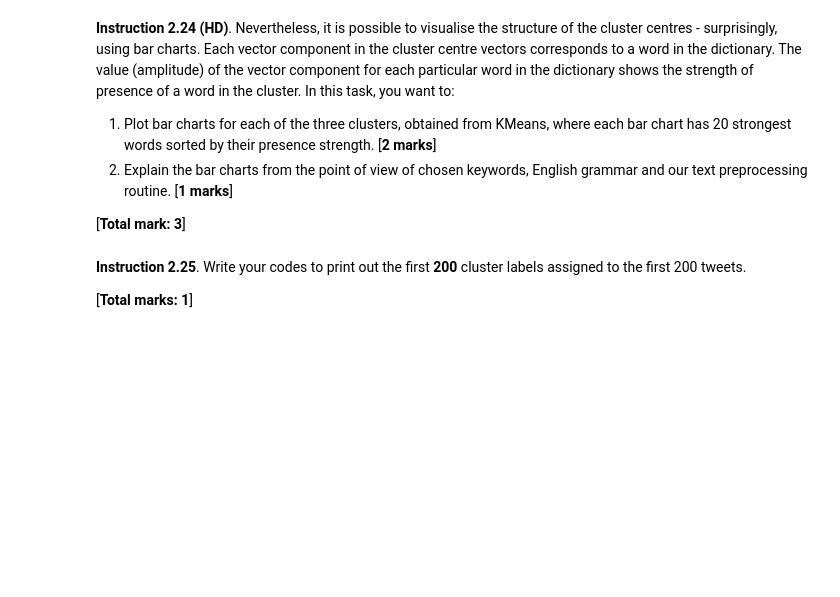
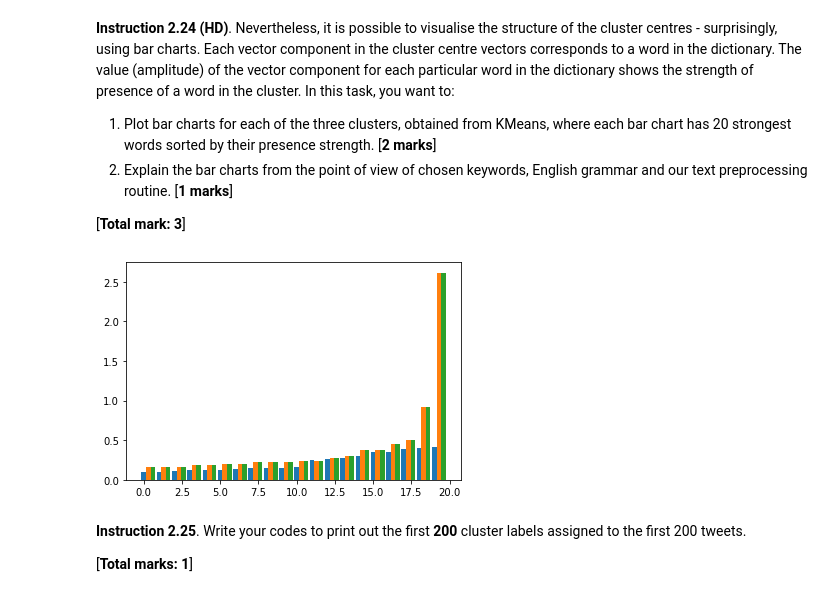
Before and after one commit to ibb2/Assingment2-SIT112, a Jupyter notebook: Assignment2_notebook.ipynb, the cells around one changed output. Cells and saved outputs as stored; diff of their text form; code cells hidden in the pictures; blank space fills up the shorter version.

```diff
--- a/Assignment2_notebook.ipynb
+++ b/Assignment2_notebook.ipynb
@@ -1330,5 +1163,18 @@ In this task, you want to:
 # %%
 # YOU ARE REQUIRED TO INSERT YOUR CODE IN THIS CELL
 # 1. Plot bar charts for each of the three clusters, obtained from KMeans,
 # where each bar chart has 20 strongest words sorted by their presence strength.
 # INSERT YOUR CODE HERE
+
+k1_cluster = np.sort(np.array(kmeans.cluster_centers_[0])).flatten()[-20:]
+k2_cluster = np.sort(np.array(kmeans.cluster_centers_[1])).flatten()[-20:]
+k3_cluster = np.sort(np.array(kmeans.cluster_centers_[2])).flatten()[-20:]
+
+width = 0.3
+plt.bar(np.arange(len(k1_cluster)), k1_cluster, width=width)
+plt.bar(np.arange(len(k2_cluster)) + width, k2_cluster, width=width)
+plt.bar(np.arange(len(k3_cluster)) + width * 2, k2_cluster, width=width)
+
+plt.show()
+# %% [output]
+[figure, added]
```
Also changed, not shown: parts of 26 cells of this notebook.
